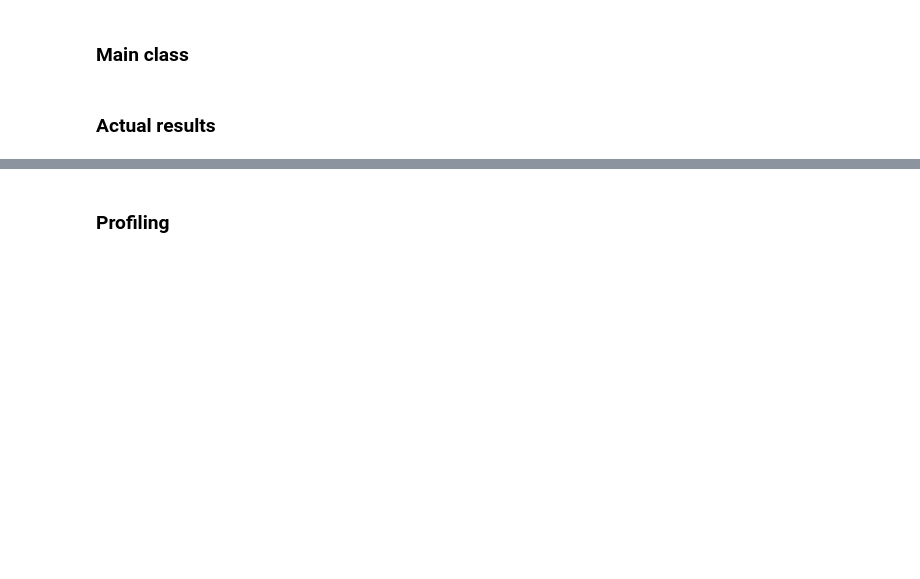
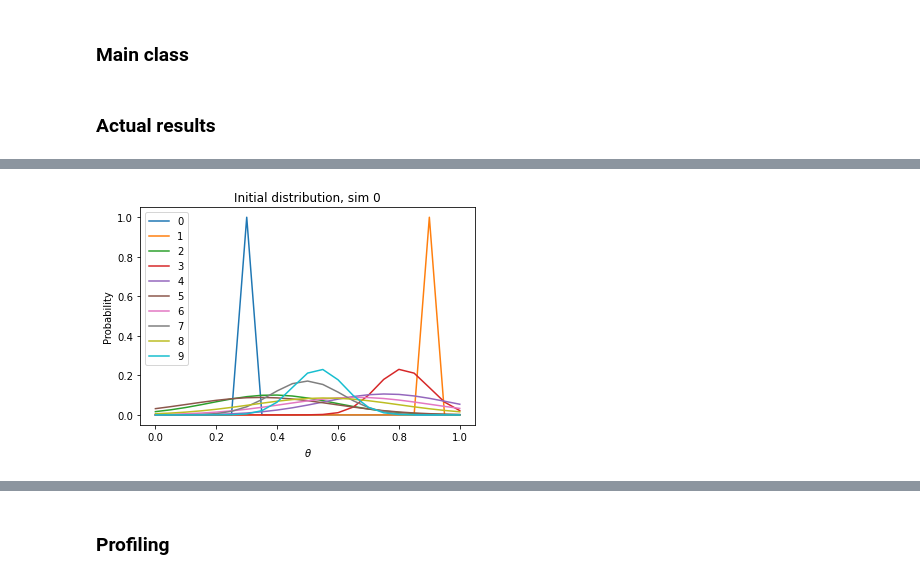
Before and after one commit to YutongB/Opinion-Dynamics, a Jupyter notebook: interact.ipynb, the cells around one changed output, grey strips where cells are left out. Drawn from its saved outputs; the diff is of its cells as text; code cells hidden in the pictures; blank space fills up the shorter version.

```diff
--- a/interact.ipynb
+++ b/interact.ipynb
@@ -136,0 +153,4 @@ res.plot_final_distr(18)
+# %%
+sim.plot_initial_distr()
+# %% [output]
+[figure, added]
```
Also changed, not shown: parts of 13 cells of this notebook.
